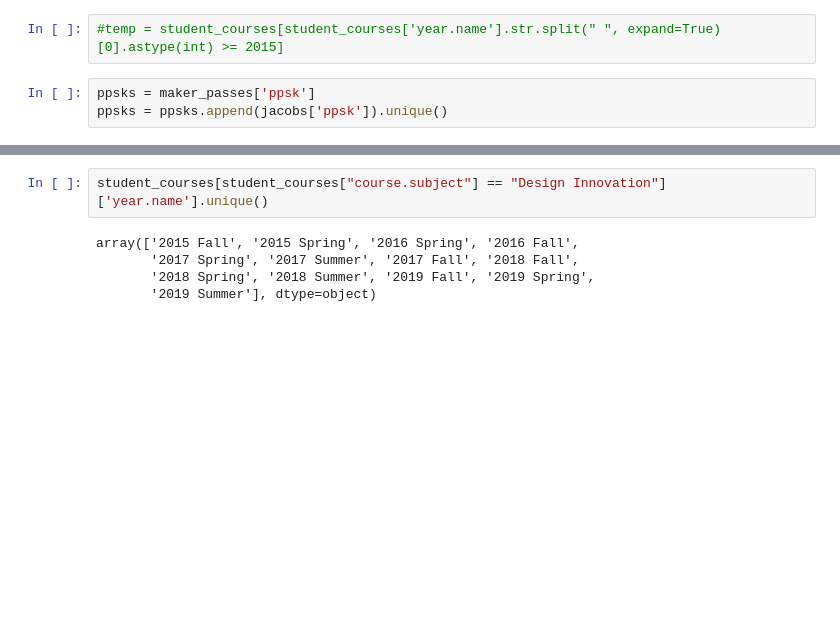
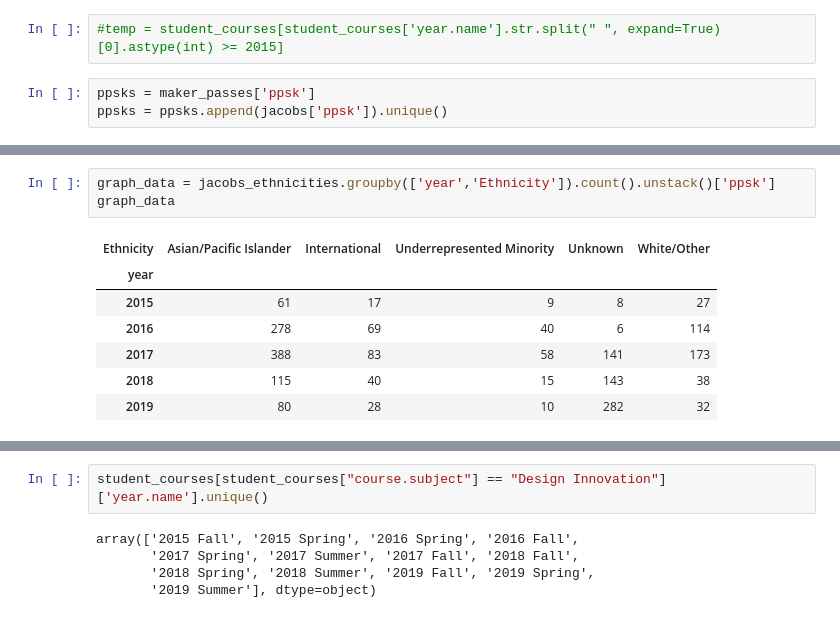
Before and after one commit to PaulDTP/Berkeley_Jacobs, a Jupyter notebook: test.ipynb, the cells around one changed output, grey strips where cells are left out. Drawn from its saved outputs; the diff is of its cells as text; blank space fills up the shorter version.

```diff
--- a/test.ipynb
+++ b/test.ipynb
@@ -124,0 +164,11 @@ len(maker_passes['ppsk'].unique())
+# %%
+graph_data = jacobs_ethnicities.groupby(['year','Ethnicity']).count().unstack()['ppsk']
+graph_data
+# %% [output]
+| Ethnicity | Asian/Pacific Islander | International | Underrepresented Minority | Unknown | White/Other |
+| year |  |  |  |  |  |
+| 2015 | 61 | 17 | 9 | 8 | 27 |
+| 2016 | 278 | 69 | 40 | 6 | 114 |
+| 2017 | 388 | 83 | 58 | 141 | 173 |
+| 2018 | 115 | 40 | 15 | 143 | 38 |
+| 2019 | 80 | 28 | 10 | 282 | 32 |
```
Also changed, not shown: parts of 16 cells of this notebook, 4 other files.
